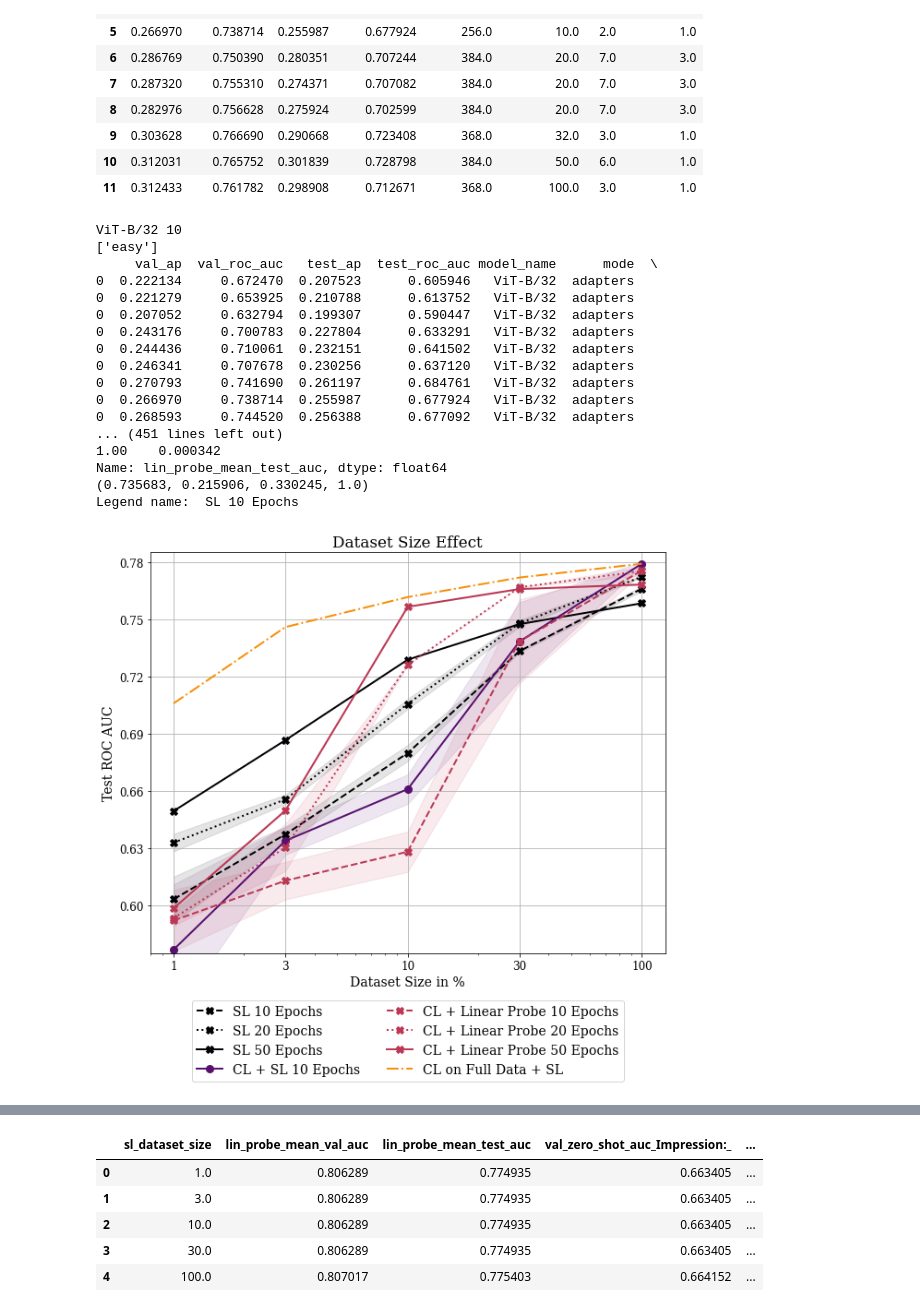
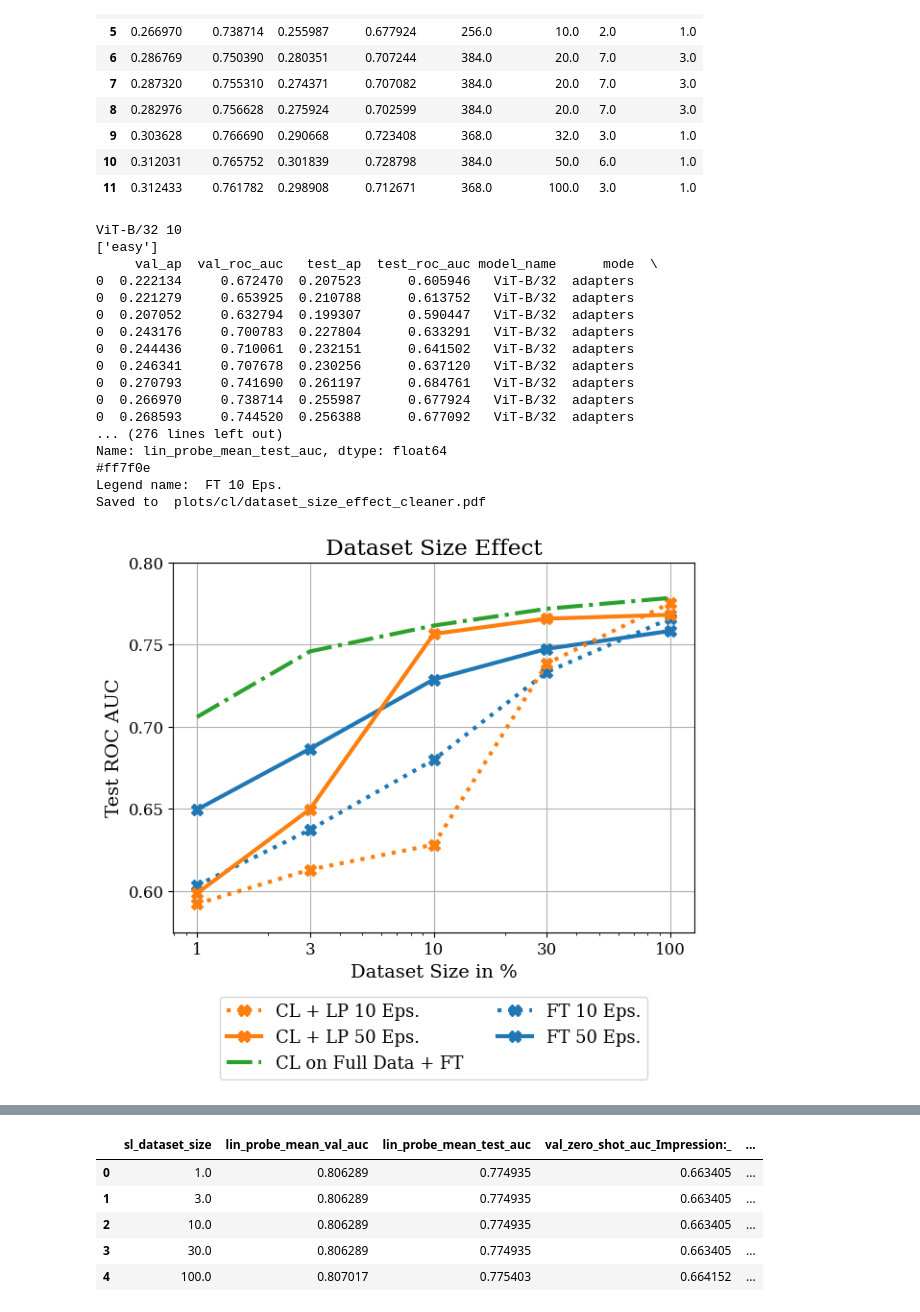
Before and after one commit to NotNANtoN/master_thesis, a Jupyter notebook: eval_sl.ipynb, the cells around one changed output, grey strips where cells are left out. Cells and saved outputs as stored; diff of their text form; code cells hidden in the pictures.

Commit message:
Final plots

```diff
--- a/eval_sl.ipynb
+++ b/eval_sl.ipynb
@@ -256,16 +256,16 @@ ne_df.sort_values("max_epochs")
 | 11 | 0.312433 | 0.761782 | 0.298908 | 0.712671 | 368.0 | 100.0 | 3.0 | 1.0 |
 # %%
 # get inferno cmap
-cmap = plt.get_cmap("inferno")#"inferno")
+#cmap = plt.get_cmap("inferno")#"inferno")
 # set colors in plots to use cmap
-import numpy as np
-plt.rcParams["axes.prop_cycle"] = plt.cycler("color", [cmap(i) for i in np.linspace(0, 1, 5)])
+#import numpy as np
+#plt.rcParams["axes.prop_cycle"] = plt.cycler("color", [cmap(i) for i in np.linspace(0, 1, 5)])
 
 # set color cycler to 5 high contrast colors without any greens
-colors = ["#1f77b4", "#ff7f0e", "#2ca02c", "#d62728", "#9467bd"]
+#colors = ["#1f77b4", "#ff7f0e", "#2ca02c", "#d62728", "#9467bd"]
 
 # set color cycler to easily distinguishable colors
-colors = ["#1f77b4", "#ff7f0e", "#9467bd", "#d62728",]
+#colors = ["#1f77b4", "#ff7f0e", "#9467bd", "#d62728",]
 #colors = ["#9467bd", "#8c564b", "#e377c2", "#7f7f7f", "#bcbd22", "#17becf"]
 #plt.rcParams["axes.prop_cycle"] = plt.cycler("color", colors)
 
@@ -279,11 +279,16 @@ colors = ["#1f77b4", "#ff7f0e", "#9467bd", "#d62728",]
 eval_split = "test" # "test"
 
 models = ["ViT-B/32"]#, "ViT-L/14"]
+used_epochs = [10, 50]
 
-ax = plt.figure(figsize=(10,8)).gca()
+# reset sns palette to default
+import seaborn as sns
+#sns.set_palette(sns.color_palette())
+
+ax = plt.figure(figsize=(7,5)).gca()
 for name in models:
     color = next(ax._get_lines.prop_cycler)['color']
-    for max_epochs in [10, 20, 50]:
+    for max_epochs in used_epochs:#[10, 20, 50]:
         print(name, max_epochs)
         #metric = ["val_roc_auc", "test_roc_auc"]
         #metric = "test_roc_auc"
@@ -324,25 +329,26 @@ for name in models:
         model_df["dataset_size"] *= 100
 
         #style = "-X" if max_epochs == 20 else "--X"
+        marker = "X"
         if max_epochs == 10:
-            style = "--X"
+            linestyle = "dotted"
         elif max_epochs == 20:
             style = ":X"
         elif max_epochs == 50:
-            style = "-X"
+            linestyle = "solid"
 
-        model_df.plot(x="dataset_size", y=metric, ax=ax, label=f"SL {max_epochs} Epochs",
-                      style=style, linewidth=2, markersize=8, color=color,
+        model_df.plot(x="dataset_size", y=metric, ax=ax, label=f"FT {max_epochs} Eps.",
+                     linewidth=2, markersize=8, color=color, marker=marker, linestyle=linestyle
                     )
         #get color of line
         color = ax.lines[-1].get_color()
 
 
         # ADD ERRORBAR
-        means = model_df.groupby("dataset_size").mean()[metric].to_numpy()
-        lower, upper = means - std, means + std
-        sizes = model_df["dataset_size"].unique()
-        ax.fill_between(sizes, lower, upper, alpha=0.1, color=color)
+        #means = model_df.groupby("dataset_size").mean()[metric].to_numpy()
+        #lower, upper = means - std, means + std
+        #sizes = model_df["dataset_size"].unique()
+        #ax.fill_between(sizes, lower, upper, alpha=0.1, color=color)
 
         ax.set_xscale("log", base=10)
         # make a grid appear
@@ -356,7 +362,9 @@ for name in models:
 from eval_plot_utils import load_cl_results, cl_plot_ds_size
 cl_df = load_cl_results().sort_values("lin_probe_mean_test_auc")
 
-cl_plot_ds_size(cl_df, ax=ax, mode=eval_split, max_epochs=[20,50])
+
+# make plot for CL+LP
+cl_plot_ds_size(cl_df, ax=ax, mode=eval_split, max_epochs=used_epochs)
 
 
 plt.legend(loc="upper center", bbox_to_anchor=(0.5, -0.2), ncol=3)
@@ -373,6 +381,8 @@ full_df = full_df[full_df["num_gpus"] == 1]
 full_df = full_df[full_df["mixup_alpha"] == 0]
 full_df = full_df[full_df["batch_size"] == 192]
 full_df = full_df[full_df["max_epochs"] == 10]
+# filter by used_epochs
+
 
 full_df = full_df.groupby("seed").apply(lambda x: x.groupby("sl_dataset_size").mean().reset_index()).reset_index(drop=True)
 
@@ -389,7 +399,7 @@ ax = means.reset_index().plot(x="sl_dataset_size",
                             y=metrics,
                         #"covid_mean_test_auc"],
                             style="-.",
-                            label=[f"CL on Full Data + SL"],#, f"CL on Full Data + Linear Probe"],
+                            label=[f"CL on Full Data + FT"],#, f"CL on Full Data + Linear Probe"],
                             ax=ax,
                             linewidth=2,
                             markersize=8,
@@ -401,51 +411,65 @@ for metric in metrics:
     ax.fill_between(means["sl_dataset_size"], means[metric] - stds[metric], means[metric] + stds[metric], alpha=0.1, color=color)
 
 
+# increase thickness of lines
+for line in ax.lines:
+    line.set_linewidth(3)
+
 plt.xscale("log", base=10)
 
 
 # get legend names
 legend_name = plt.legend().texts[0].get_text()
 print("Legend name: ", legend_name)
+
+handles, labels = ax.get_legend_handles_labels()
+# sort both labels and handles by labels
+labels, handles = zip(*sorted(zip(labels, handles), key=lambda t: t[0]))
+#ax.legend(handles, labels)
+
 # put legend below figure
-plt.legend(loc="upper center", bbox_to_anchor=(0.5, -0.1), ncol=2)
+plt.legend(handles, labels, loc="upper center", bbox_to_anchor=(0.5, -0.15), ncol=2, prop={'size': 13})
 clean_df(means)
+
+# make legend text smaller
+
 
 
 plt.xlabel("Dataset Size in %")
 plt.ylabel("Test ROC AUC")
 plt.title("Dataset Size Effect")
-plt.ylim(0.575, 0.785)
+plt.ylim(0.575, 0.8)
 
 # make x tick where we have measurements
 plt.xticks(means["sl_dataset_size"].unique())
 
 import matplotlib.ticker as mticker
 ax.xaxis.set_major_formatter(mticker.ScalarFormatter())
 
 # make y ticks sparser
-ax.yaxis.set_major_locator(mticker.MultipleLocator(0.03))
+ax.yaxis.set_major_locator(mticker.MultipleLocator(0.05))
 
 save_folder = "plots/cl"
 import os
 os.makedirs(save_folder, exist_ok=True)
-plt.savefig(f"{save_folder}/dataset_size_effect.pdf", bbox_inches="tight")
+plt.savefig(f"{save_folder}/dataset_size_effect_cleaner.pdf", bbox_inches="tight")
+print("Saved to ", f"{save_folder}/dataset_size_effect_cleaner.pdf")
 # %% [output]
 ViT-B/32 10
 ['easy']
      val_ap  val_roc_auc   test_ap  test_roc_auc model_name      mode  \
 0  0.222134     0.672470  0.207523      0.605946   ViT-B/32  adapters
 0  0.221279     0.653925  0.210788      0.613752   ViT-B/32  adapters
 0  0.207052     0.632794  0.199307      0.590447   ViT-B/32  adapters
 0  0.243176     0.700783  0.227804      0.633291   ViT-B/32  adapters
 0  0.244436     0.710061  0.232151      0.641502   ViT-B/32  adapters
 0  0.246341     0.707678  0.230256      0.637120   ViT-B/32  adapters
 0  0.270793     0.741690  0.261197      0.684761   ViT-B/32  adapters
 0  0.266970     0.738714  0.255987      0.677924   ViT-B/32  adapters
 0  0.268593     0.744520  0.256388      0.677092   ViT-B/32  adapters
-... (451 lines left out)
-1.00    0.000342
+... (276 lines left out)
 Name: lin_probe_mean_test_auc, dtype: float64
-(0.735683, 0.215906, 0.330245, 1.0)
-Legend name:  SL 10 Epochs
+#ff7f0e
+Legend name:  FT 10 Eps.
+Saved to  plots/cl/dataset_size_effect_cleaner.pdf
-[figure, old version]
+[figure, new version]
```
Also changed, not shown: parts of 9 cells of this notebook, 2 other files.
